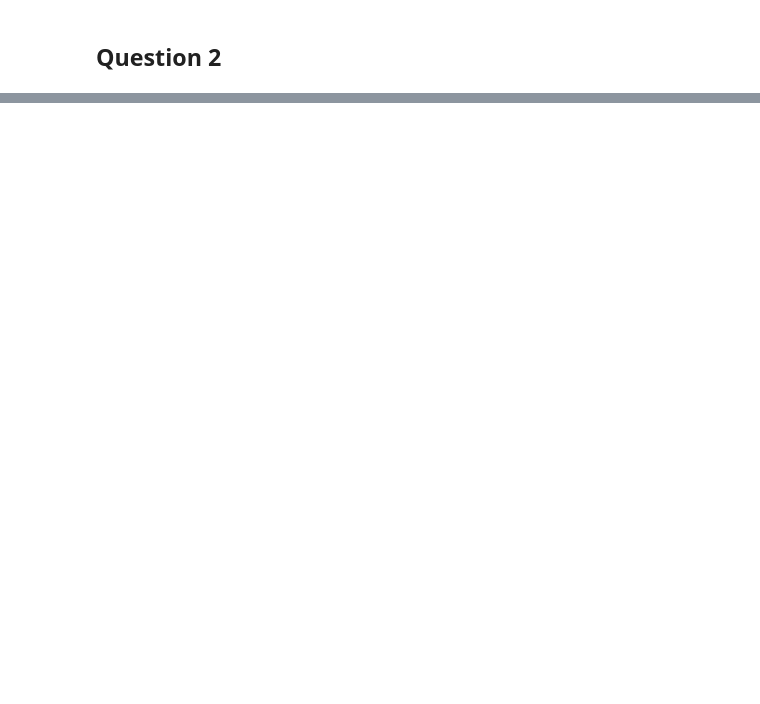
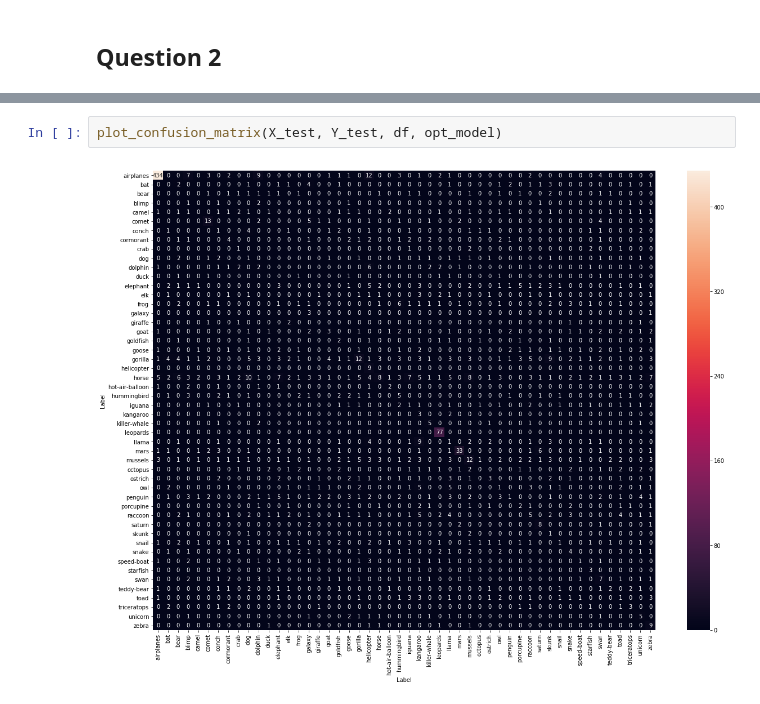
Before and after one commit to ckgrosch/groschner-python-ay250-homework, a Jupyter notebook: hw_6/hw_6_groschner.ipynb, the cells around one changed output, grey strips where cells are left out. Drawn from its saved outputs; the diff is of its cells as text; blank space fills up the shorter version.

```diff
--- a/hw_6/hw_6_groschner.ipynb
+++ b/hw_6/hw_6_groschner.ipynb
@@ -430,0 +363,4 @@ for i in enumerate(indices):
+# %%
+plot_confusion_matrix(X_test, Y_test, df, opt_model)
+# %% [output]
+[figure, added]
```
Also changed, not shown: parts of 55 cells of this notebook, 1 other file.
